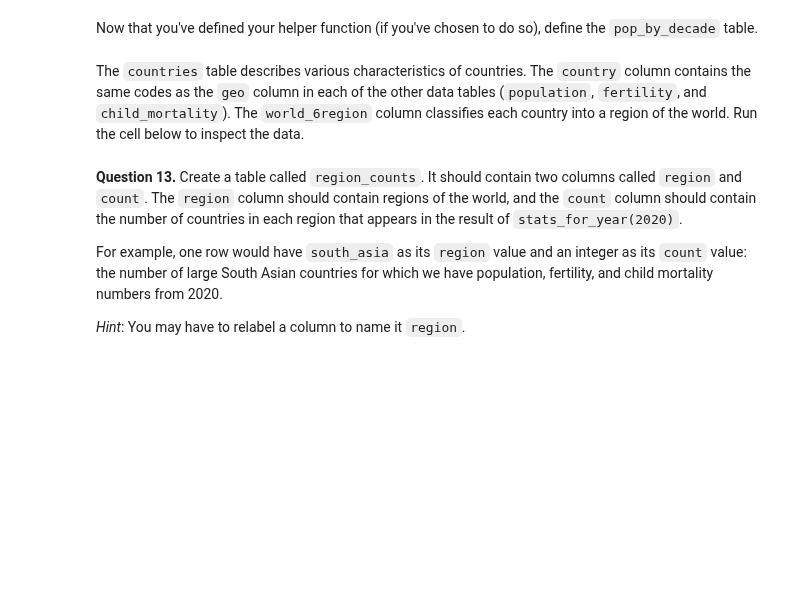
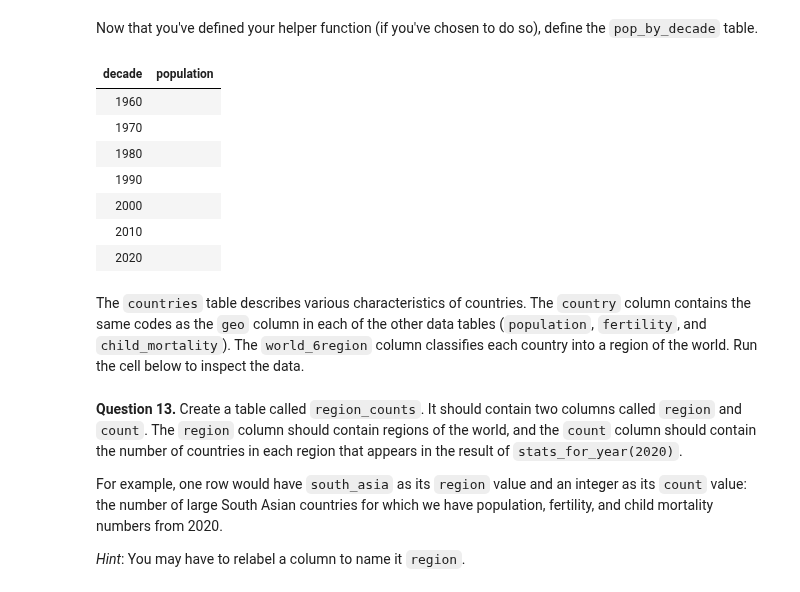
Before and after one commit to MRowe13/24-fall-data1350, a Jupyter notebook: Projects/project1/project1.ipynb, the cells around one changed output. Cells and saved outputs as stored; diff of their text form; code cells hidden in the pictures; blank space fills up the shorter version.

```diff
--- a/Projects/project1/project1.ipynb
+++ b/Projects/project1/project1.ipynb
@@ -441,6 +441,6 @@ This first test is just a sanity check for your helper function if you choose to
 # %%
 def pop_for_year(year):
     """Return the total population for the specified year."""
-    ...
+    return sum(stats_for_year(year).column("population_total"))
 # %%
 grader.check("q1_12_0")
@@ -448,9 +450,22 @@ grader.check("q1_12_0")
 Now that you've defined your helper function (if you've chosen to do so), define the `pop_by_decade` table.
 # %%
 decades = Table().with_column('decade', np.arange(1960, 2021, 10))
-
-pop_by_decade = ...
-pop_by_decade.set_format(1, NumberFormatter)
+pop_by_decade = Table().with_columns(
+    'decade',decades.column("decade"),
+    'population', pop_for_year
+)
+pop_by_decade
+#pop_by_decade.set_format(1, NumberFormatter)
+#pop_for_year(1960)
+# %% [output]
+| decade | population |
+| 1960 |  |
+| 1970 |  |
+| 1980 |  |
+| 1990 |  |
+| 2000 |  |
+| 2010 |  |
+| 2020 |  |
 # %%
 grader.check("q1_12")
 # %% [markdown]
```
Also changed, not shown: parts of 7 cells of this notebook, 1 other file.
